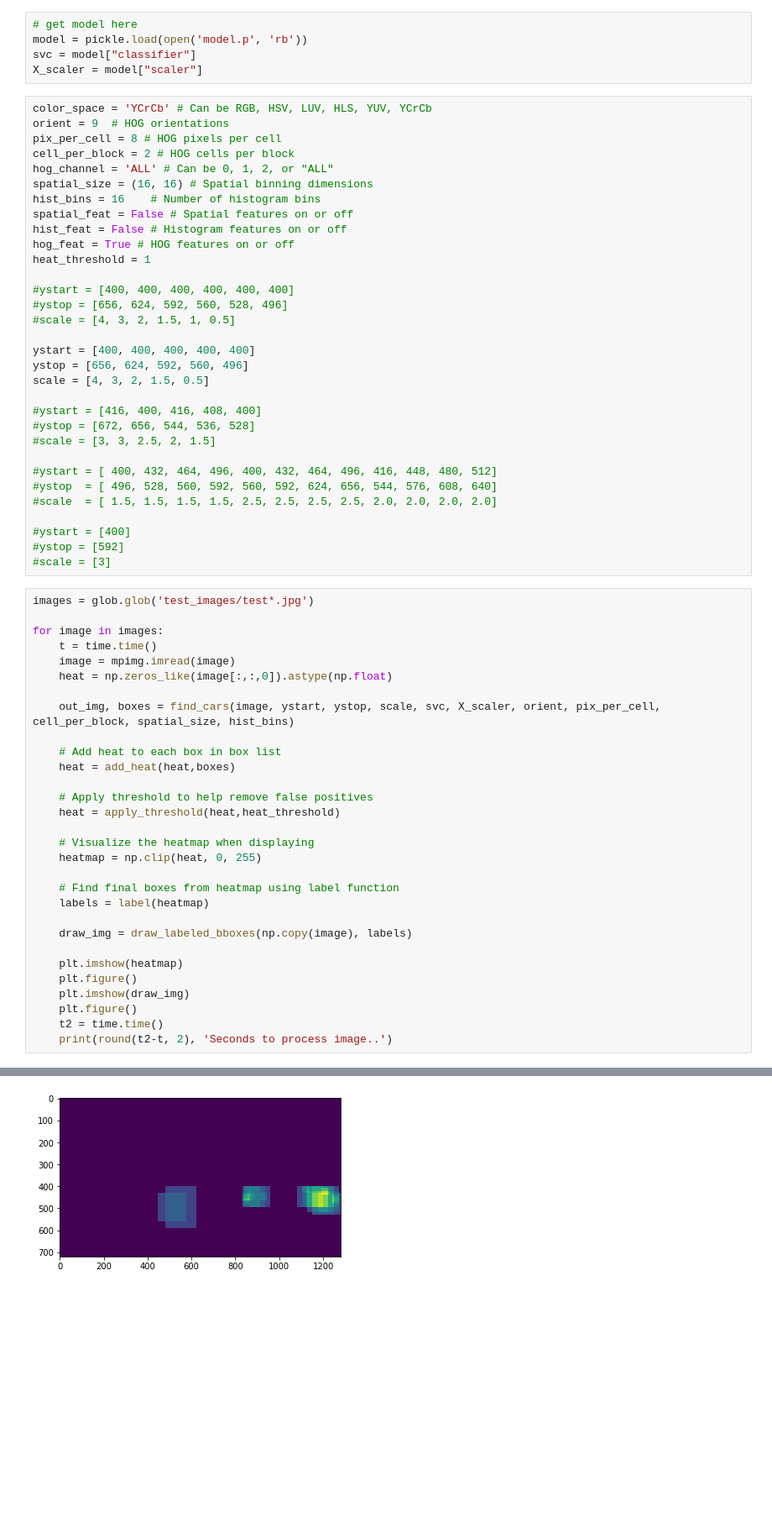
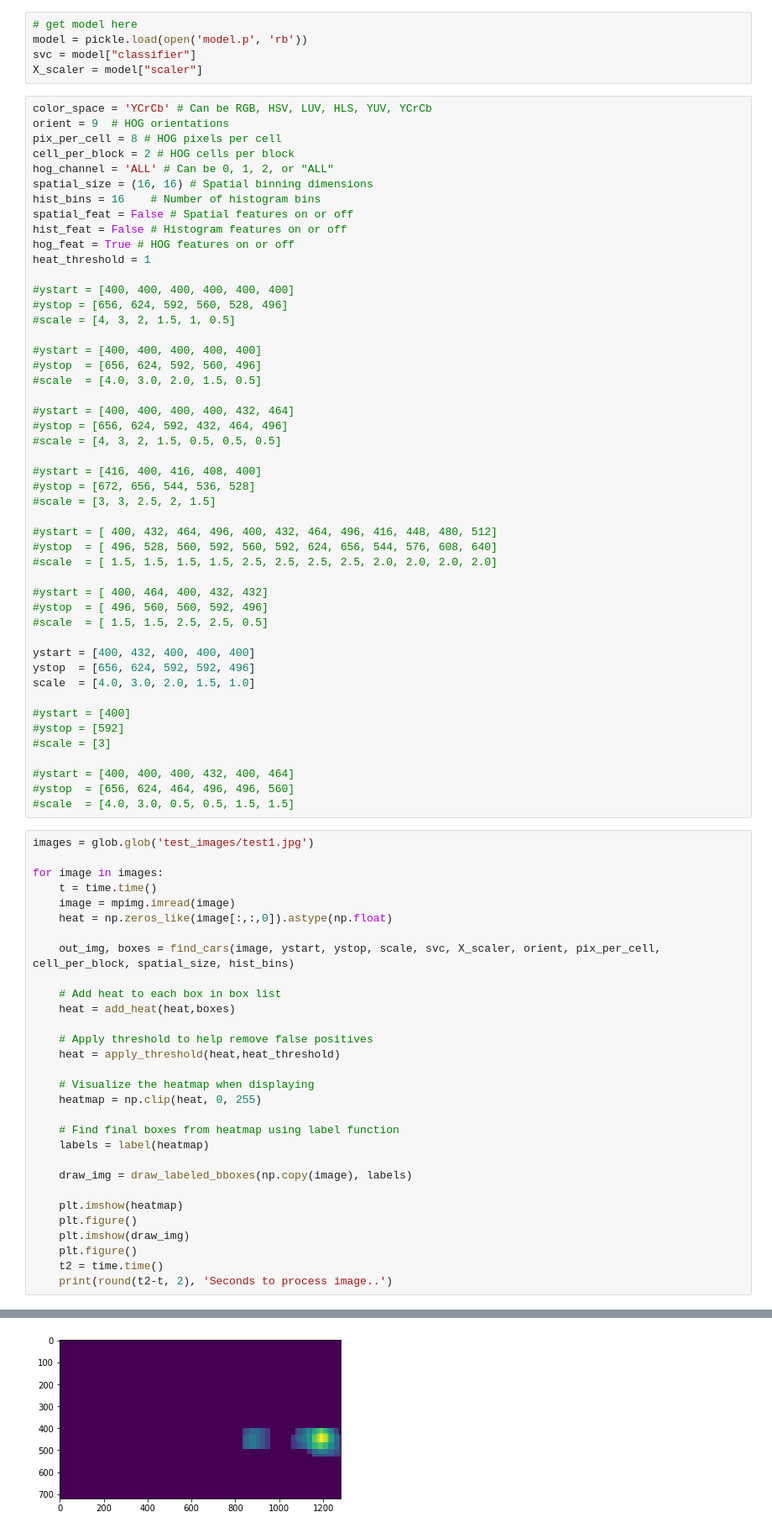
Before and after one commit to vinaytrivedi005/CarND-Vehicle-Detection-Tracking, a Jupyter notebook: ModelTest.ipynb, the cells around one changed output, grey strips where cells are left out. Shown: that part at 84% size. Cells and saved outputs as stored; diff of their text form; blank space fills up the shorter version.

```diff
--- a/ModelTest.ipynb
+++ b/ModelTest.ipynb
@@ -240,9 +241,13 @@ heat_threshold = 1
 #ystop = [656, 624, 592, 560, 528, 496]
 #scale = [4, 3, 2, 1.5, 1, 0.5]
 
-ystart = [400, 400, 400, 400, 400]
-ystop = [656, 624, 592, 560, 496]
-scale = [4, 3, 2, 1.5, 0.5]
+#ystart = [400, 400, 400, 400, 400]
+#ystop  = [656, 624, 592, 560, 496]
+#scale  = [4.0, 3.0, 2.0, 1.5, 0.5]
+
+#ystart = [400, 400, 400, 400, 432, 464]
+#ystop = [656, 624, 592, 432, 464, 496]
+#scale = [4, 3, 2, 1.5, 0.5, 0.5, 0.5]
 
 #ystart = [416, 400, 416, 408, 400]
 #ystop = [672, 656, 544, 536, 528]
@@ -252,11 +257,23 @@ scale = [4, 3, 2, 1.5, 0.5]
 #ystop  = [ 496, 528, 560, 592, 560, 592, 624, 656, 544, 576, 608, 640]
 #scale  = [ 1.5, 1.5, 1.5, 1.5, 2.5, 2.5, 2.5, 2.5, 2.0, 2.0, 2.0, 2.0]
 
+#ystart = [ 400, 464, 400, 432, 432]
+#ystop  = [ 496, 560, 560, 592, 496]
+#scale  = [ 1.5, 1.5, 2.5, 2.5, 0.5]
+
+ystart = [400, 432, 400, 400, 400]
+ystop  = [656, 624, 592, 592, 496]
+scale  = [4.0, 3.0, 2.0, 1.5, 1.0]
+
 #ystart = [400]
 #ystop = [592]
 #scale = [3]
+
+#ystart = [400, 400, 400, 432, 400, 464]
+#ystop  = [656, 624, 464, 496, 496, 560]
+#scale  = [4.0, 3.0, 0.5, 0.5, 1.5, 1.5]
 # %%
-images = glob.glob('test_images/test*.jpg')
+images = glob.glob('test_images/test1.jpg')
 
 for image in images:
     t = time.time()
@@ -297 +307 @@ for image in images:
-[figure, old version]
+[figure, new version]
```
Also changed, not shown: parts of 6 cells of this notebook, 4 other files.
